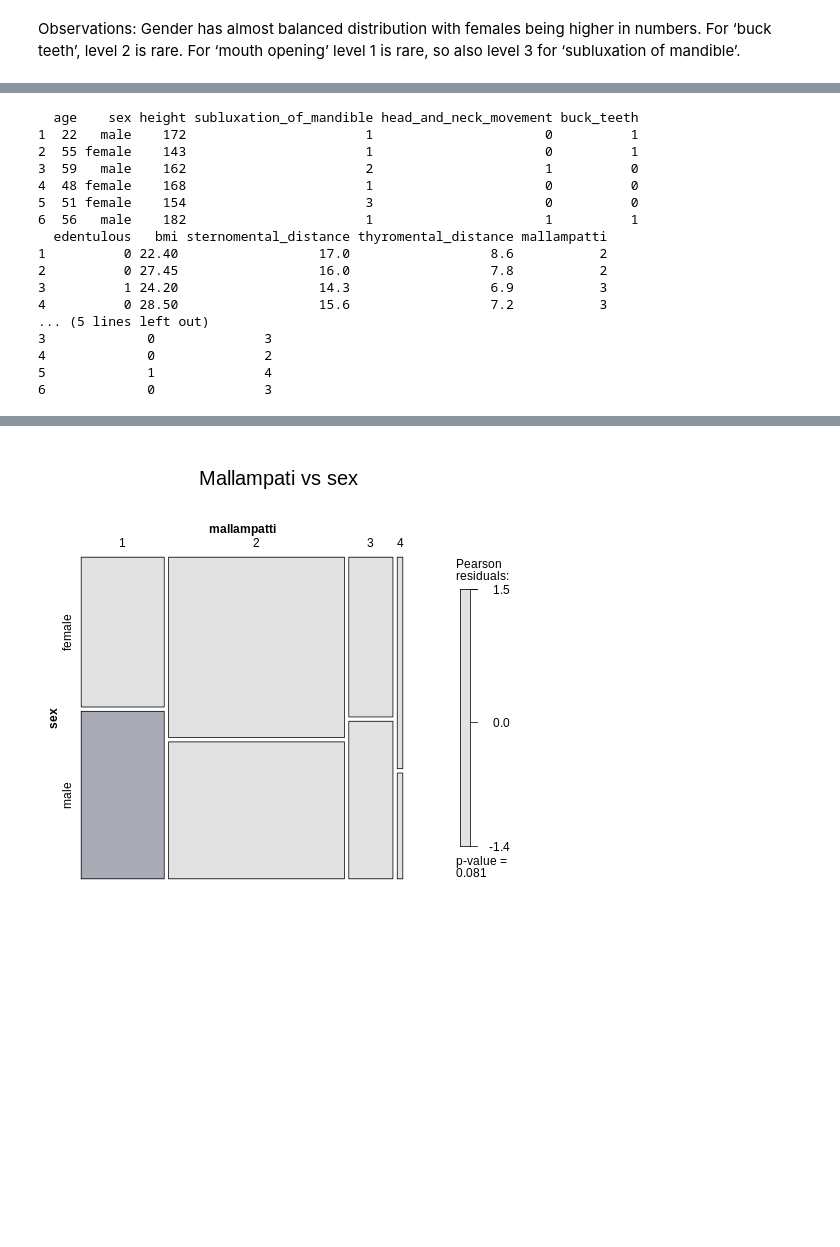
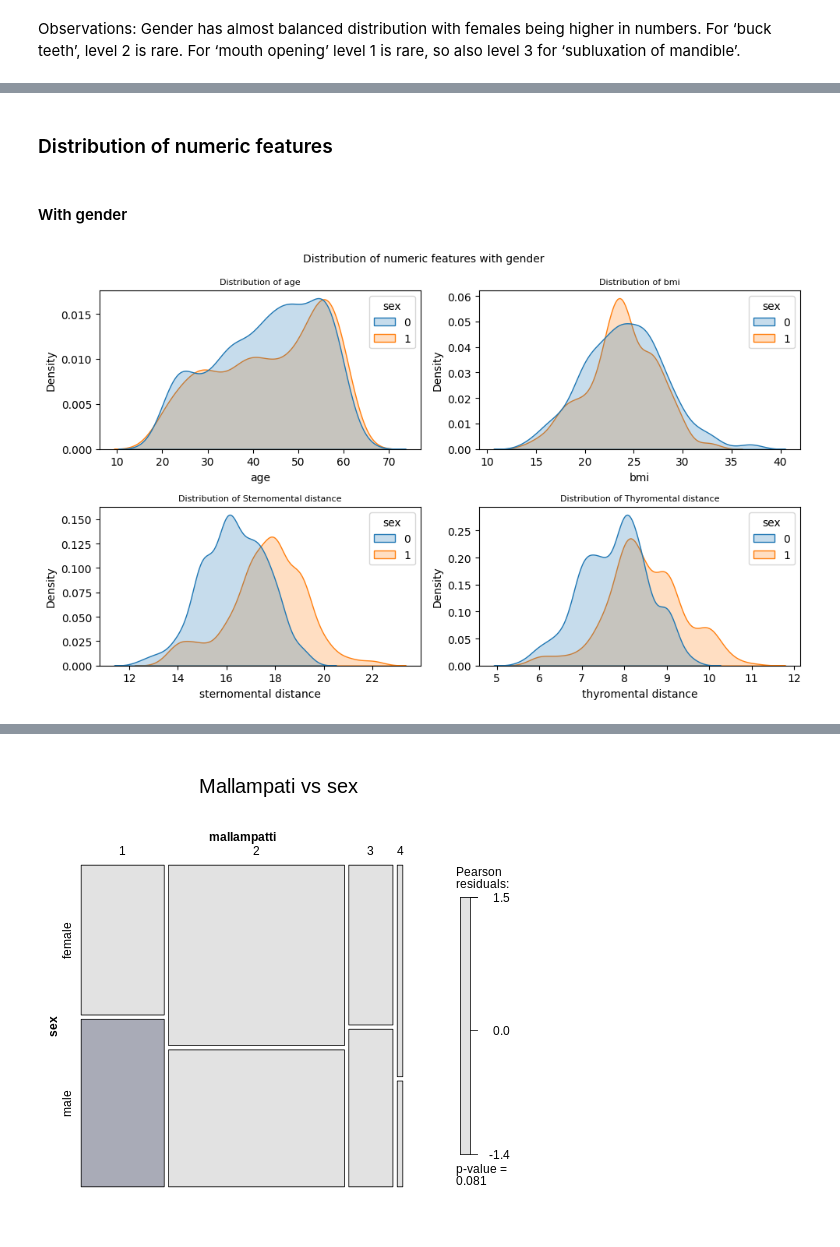
Before and after one commit to harnalashok/classification, a Jupyter notebook: airways.ipynb, the cells around one changed output, grey strips where cells are left out. Cells and saved outputs as stored; diff of their text form; code cells hidden in the pictures; blank space fills up the shorter version.

```diff
--- a/airways.ipynb
+++ b/airways.ipynb
@@ -373,30 +387,19 @@ Observations: Gender has almost balanced distribution with females being higher
-# %%
-%%R
-
-# Read data in R dataframe
-df_r <- read.csv("https://raw.githubusercontent.com/harnalashok/classification/refs/heads/main/data/airways_mod_ver4.csv")
-
-# Rename columns
-colnames(df_r) <- c("age", "sex", "height", "subluxation_of_mandible", "head_and_neck_movement",
-                  "buck_teeth", "edentulous", "bmi", "sternomental_distance",
-                  "thyromental_distance", "mallampatti", "mouth_opening", "cormack_lehane")
-# Display few rows
-head(df_r)
-# %% [output]
-  age    sex height subluxation_of_mandible head_and_neck_movement buck_teeth
-1  22   male    172                       1                      0          1
-2  55 female    143                       1                      0          1
-3  59   male    162                       2                      1          0
-4  48 female    168                       1                      0          0
-5  51 female    154                       3                      0          0
-6  56   male    182                       1                      1          1
-  edentulous   bmi sternomental_distance thyromental_distance mallampatti
-1          0 22.40                  17.0                  8.6           2
-2          0 27.45                  16.0                  7.8           2
-3          1 24.20                  14.3                  6.9           3
-4          0 28.50                  15.6                  7.2           3
-... (5 lines left out)
-3             0              3
-4             0              2
-5             1              4
-6             0              3
+# %% [markdown]
+### Distribution of numeric features
+# %% [markdown]
+#### With gender
+# %%
+fig, axs = plt.subplots(2,2, figsize=(10, 6))
+_=plt.suptitle('Distribution of numeric features with gender', fontsize=10)
+_=sns.kdeplot(data = df, x = "age", hue ='sex', ax =axs[0,0], fill=True)
+_=axs[0,0].set_title("Distribution of age", fontsize = 8)
+_=sns.kdeplot(data = df, x ="bmi" , hue = 'sex', ax =axs[0,1], fill = True)
+_=axs[0,1].set_title("Distribution of bmi", fontsize = 8)
+_=sns.kdeplot(data = df, x = "sternomental distance", hue ='sex', ax =axs[1,0], fill=True)
+_=axs[1,0].set_title("Distribution of Sternomental distance", fontsize = 8)
+_=sns.kdeplot(data = df, x = "thyromental distance" , hue = 'sex', ax =axs[1,1], fill = True)
+_=axs[1,1].set_title("Distribution of Thyromental distance", fontsize = 8)
+_=plt.tight_layout()
+_=plt.show()
+# %% [output]
+[figure, added]
```
Also changed, not shown: parts of 16 cells of this notebook.
